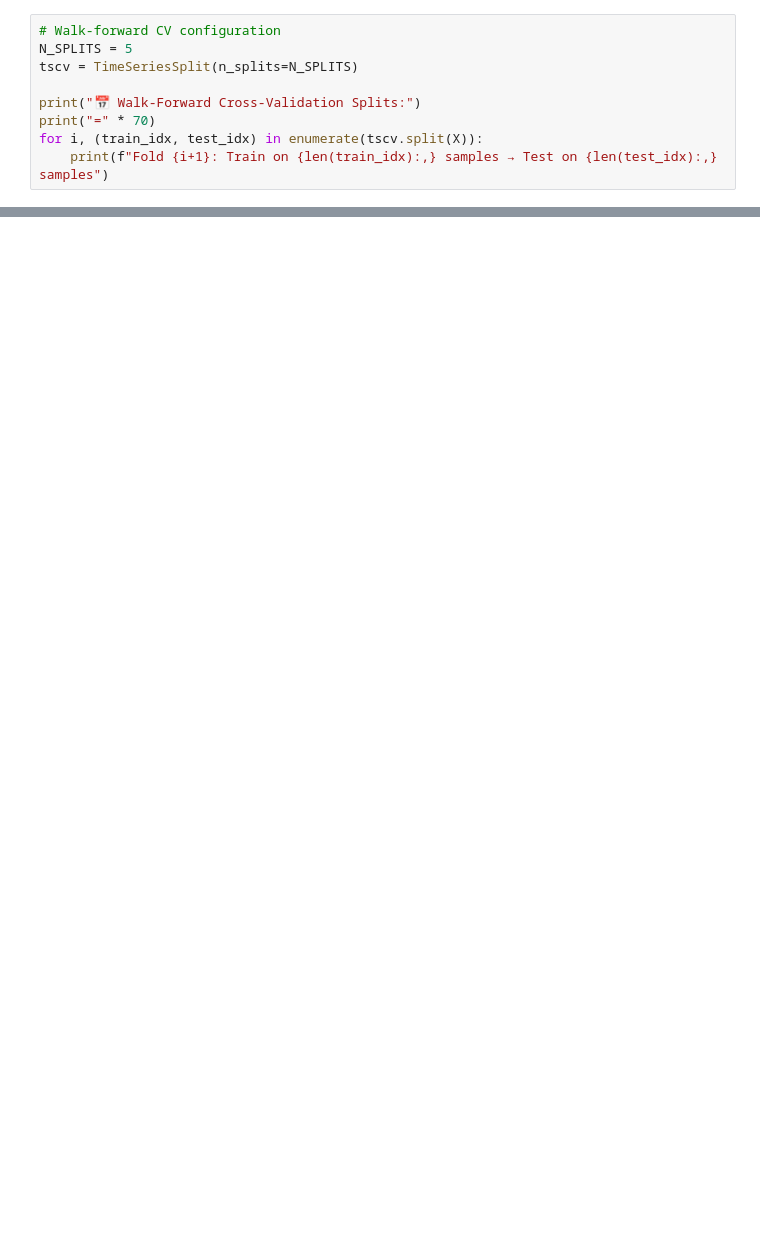
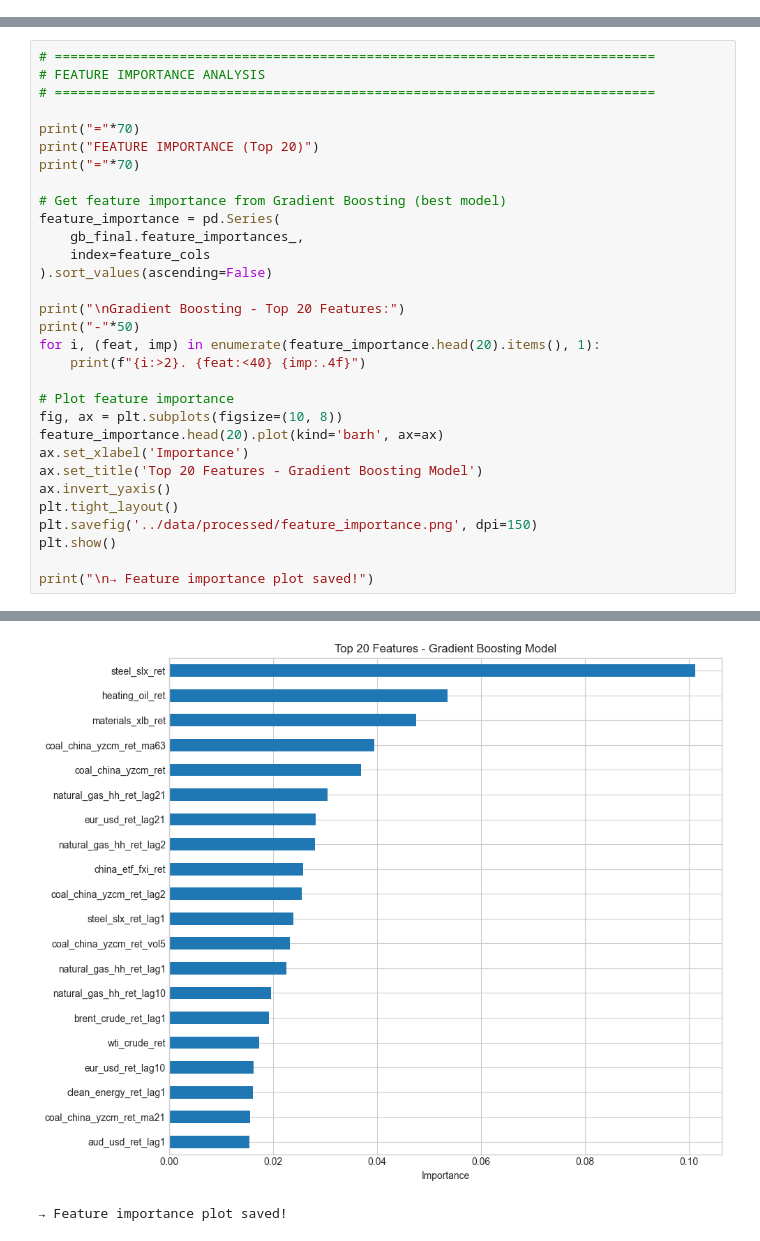
Before and after one commit to apocalip2001/coal-price-forecasting, a Jupyter notebook: notebooks/01_coal_analysis.ipynb, the cells around one changed output, grey strips where cells are left out. Drawn from its saved outputs; the diff is of its cells as text; blank space fills up the shorter version.

```diff
--- a/notebooks/01_coal_analysis.ipynb
+++ b/notebooks/01_coal_analysis.ipynb
@@ -276,9 +0,0 @@ X[sample_cols].head()
-# %%
-# Walk-forward CV configuration
-N_SPLITS = 5
-tscv = TimeSeriesSplit(n_splits=N_SPLITS)
-
-print("📅 Walk-Forward Cross-Validation Splits:")
-print("=" * 70)
-for i, (train_idx, test_idx) in enumerate(tscv.split(X)):
-    print(f"Fold {i+1}: Train on {len(train_idx):,} samples → Test on {len(test_idx):,} samples")
@@ -737,0 +669,32 @@ print("✓ Model saved to ../models/gradient_boosting_final.pkl")
+# %%
+# =============================================================================
+# FEATURE IMPORTANCE ANALYSIS
+# =============================================================================
+
+print("="*70)
+print("FEATURE IMPORTANCE (Top 20)")
+print("="*70)
+
+# Get feature importance from Gradient Boosting (best model)
+feature_importance = pd.Series(
+    gb_final.feature_importances_,
+    index=feature_cols
+).sort_values(ascending=False)
+
+print("\nGradient Boosting - Top 20 Features:")
+print("-"*50)
+for i, (feat, imp) in enumerate(feature_importance.head(20).items(), 1):
+    print(f"{i:>2}. {feat:<40} {imp:.4f}")
+
+# Plot feature importance
+fig, ax = plt.subplots(figsize=(10, 8))
+feature_importance.head(20).plot(kind='barh', ax=ax)
+ax.set_xlabel('Importance')
+ax.set_title('Top 20 Features - Gradient Boosting Model')
+ax.invert_yaxis()
+plt.tight_layout()
+plt.savefig('../data/processed/feature_importance.png', dpi=150)
+plt.show()
+
+print("\n→ Feature importance plot saved!")
+# %% [output]
@@ -737,0 +718,2 @@ print("✓ Model saved to ../models/gradient_boosting_final.pkl")
+[figure, added]
+→ Feature importance plot saved!
```
Also changed, not shown: parts of 73 cells of this notebook.
